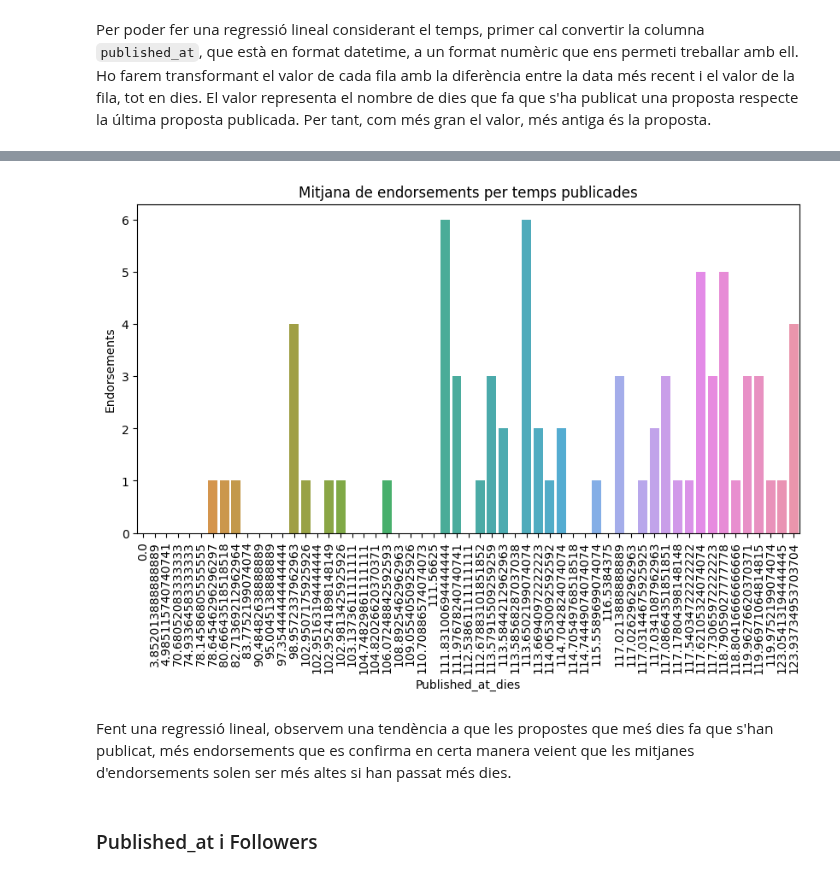
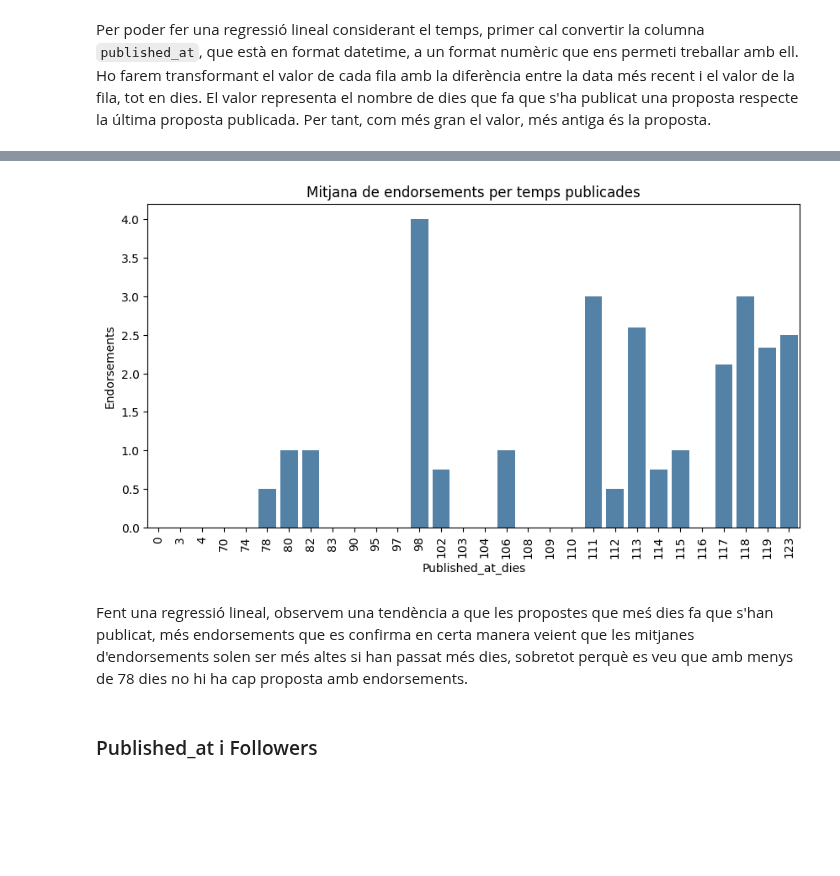
Before and after one commit to NoOPeEKS/dades-assemblea-clima, a Jupyter notebook: notebooks/exploracio_csv.ipynb, the cells around one changed output, grey strips where cells are left out. Drawn from its saved outputs; the diff is of its cells as text; code cells hidden in the pictures; blank space fills up the shorter version.

```diff
--- a/notebooks/exploracio_csv.ipynb
+++ b/notebooks/exploracio_csv.ipynb
@@ -882,16 +882,19 @@ plt.show()
 # %%
-grouped_data = df_proposals.groupby('published_at_dies')['endorsements/total_count'].mean().reset_index()
+grouped_data = df_proposals
+grouped_data['published_at_dies'] = grouped_data['published_at_dies'].astype(int)
+grouped_data = grouped_data.groupby('published_at_dies')['endorsements/total_count'].mean().reset_index()
+grouped_data = grouped_data.sort_values(by='published_at_dies')
 plt.figure(figsize=(10,5))
-sns.barplot(x='published_at_dies', y='endorsements/total_count', data=grouped_data)
+sns.barplot(x='published_at_dies', y='endorsements/total_count', data=grouped_data, color='steelblue')
 plt.title("Mitjana de endorsements per temps publicades")
 plt.xlabel("Published_at_dies")
 plt.ylabel("Endorsements")
 plt.xticks(rotation=90)
 plt.show()
 # %% [output]
-[figure, old version]
+[figure, new version]
 # %% [markdown]
-Fent una regressió lineal, observem una tendència a que les propostes que meś dies fa que s'han publicat, més endorsements que es confirma en certa manera veient que les mitjanes d'endorsements solen ser més altes si han passat més dies.
+Fent una regressió lineal, observem una tendència a que les propostes que meś dies fa que s'han publicat, més endorsements que es confirma en certa manera veient que les mitjanes d'endorsements solen ser més altes si han passat més dies, sobretot perquè es veu que amb menys de 78 dies no hi ha cap proposta amb endorsements.
 # %% [markdown]
 ### Published_at i Followers
 # %%
```
Also changed, not shown: parts of 8 cells of this notebook.
